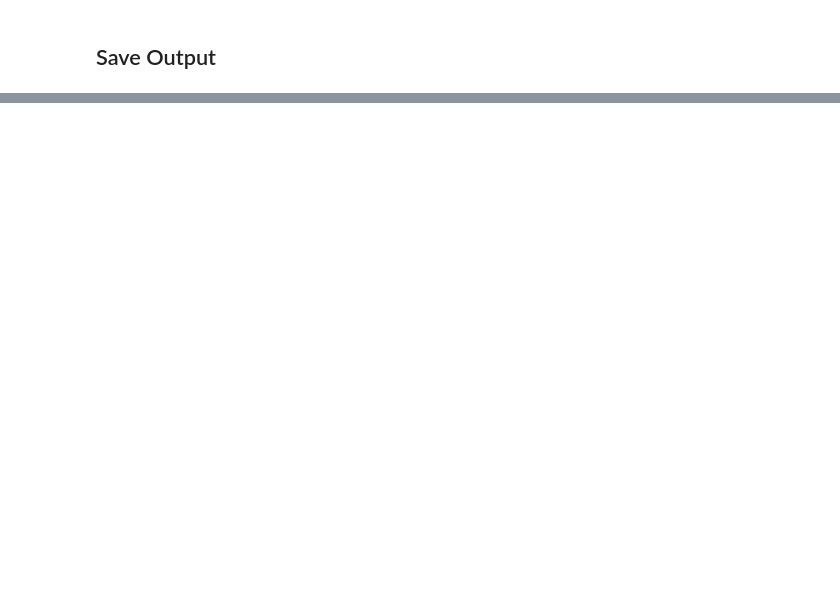
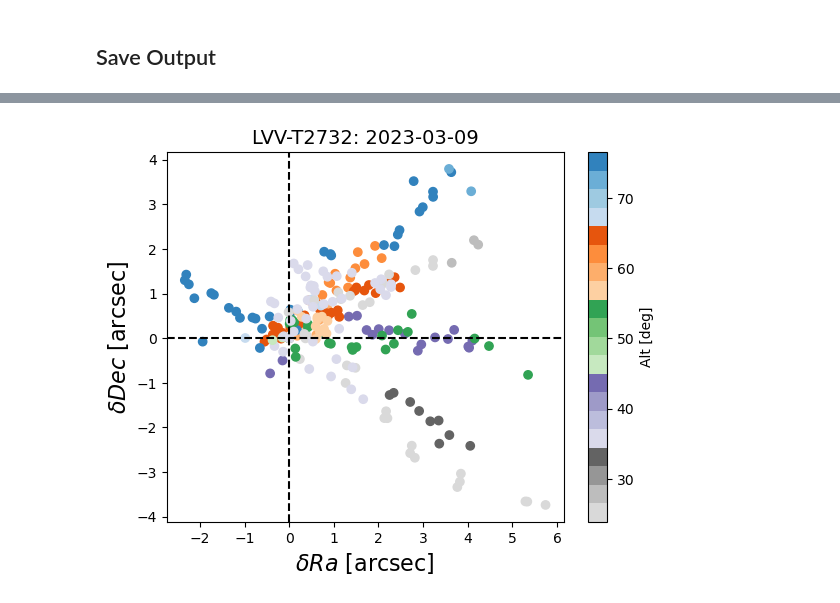
Before and after one commit to estevesjh/ComScratchStuff, a Jupyter notebook: starTracker/slewSettleTests/LVV-T2732_analysis_repeatability_9thMarch2023.ipynb, the cells around one changed output, grey strips where cells are left out. Saved outputs shown, nothing was run; the diff lists cells and outputs as text; code cells hidden in the pictures; blank space fills up the shorter version.

```diff
--- a/starTracker/slewSettleTests/LVV-T2732_analysis_repeatability_9thMarch2023.ipynb
+++ b/starTracker/slewSettleTests/LVV-T2732_analysis_repeatability_9thMarch2023.ipynb
@@ -330,0 +343,35 @@ out.to_csv('tmp/repeatability_%s.csv'%today)
+# %%
+def get_residual2(df,col1='Calculated Ra wide',col2='Calculated Dec wide'):
+    groups = df['snakes'].to_numpy()
+    keys = [np.where(groups==gi)[0] for gi in groups]
+    ra = df[col1].to_numpy()
+    dec = df[col2].to_numpy()
+
+    base_ra = np.zeros_like(ra)
+    base_dec = np.zeros_like(dec)
+
+    for ix in keys:
+        base_ra[ix] = ra[ix][0]
+        base_dec[ix] = dec[ix][0]
+
+    res_ra = (ra-base_ra)*3600*np.cos(base_dec*np.pi/180)
+    res_dec = (dec-base_dec)*3600
+    filter_nan = np.hypot(res_ra, res_dec) > 30. #get_outliers(res_ra)
+    res_ra[filter_nan] = np.nan
+    res_dec[filter_nan] = np.nan
+    return res_ra, res_dec, base_ra, base_dec
+# %%
+res_ra, res_dec, base_ra, base_dec = get_residual2(data)
+# %%
+# sel = (data['index'] >= 600) &(data['index'] <= 1600)
+# plt.scatter(res_ra[sel], res_dec[sel], c=base_alt[sel],cmap='tab20c_r')
+plt.scatter(res_ra, res_dec, c=base_alt,cmap='tab20c_r')
+plt.axvline(0,color='k',ls='--')
+plt.axhline(0,color='k',ls='--')
+plt.title('LVV-T2732: 2023-03-09',fontsize=14)
+plt.xlabel(r'$\delta Ra$ [arcsec]',fontsize=16)
+plt.ylabel(r'$\delta Dec$ [arcsec]',fontsize=16)
+plt.colorbar(label='Alt [deg]')
+plt.savefig('residual_radec.png',dpi=100)
+# %% [output]
+[figure, added]
```
Also changed, not shown: parts of 23 cells of this notebook, 16 other files.
